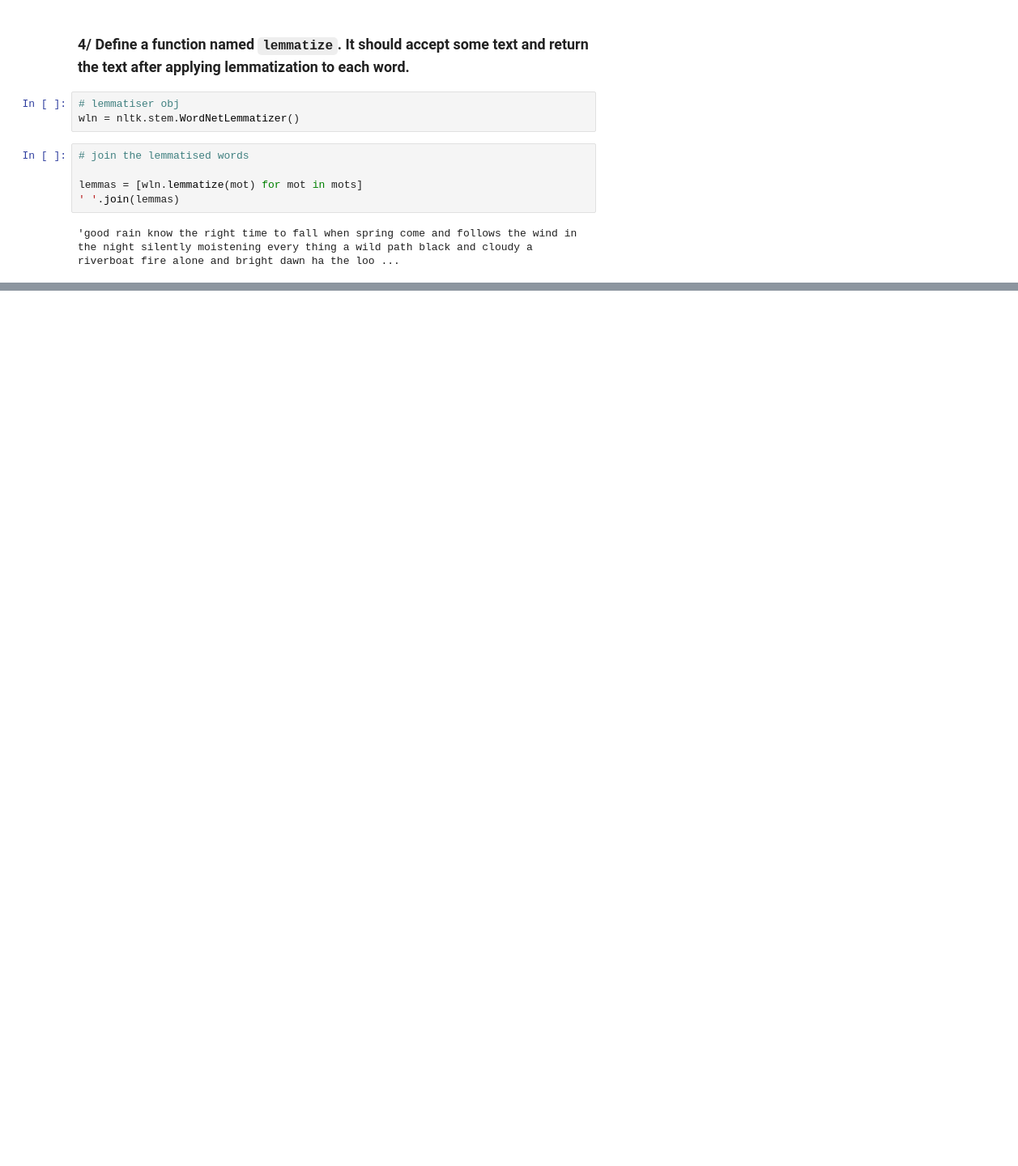
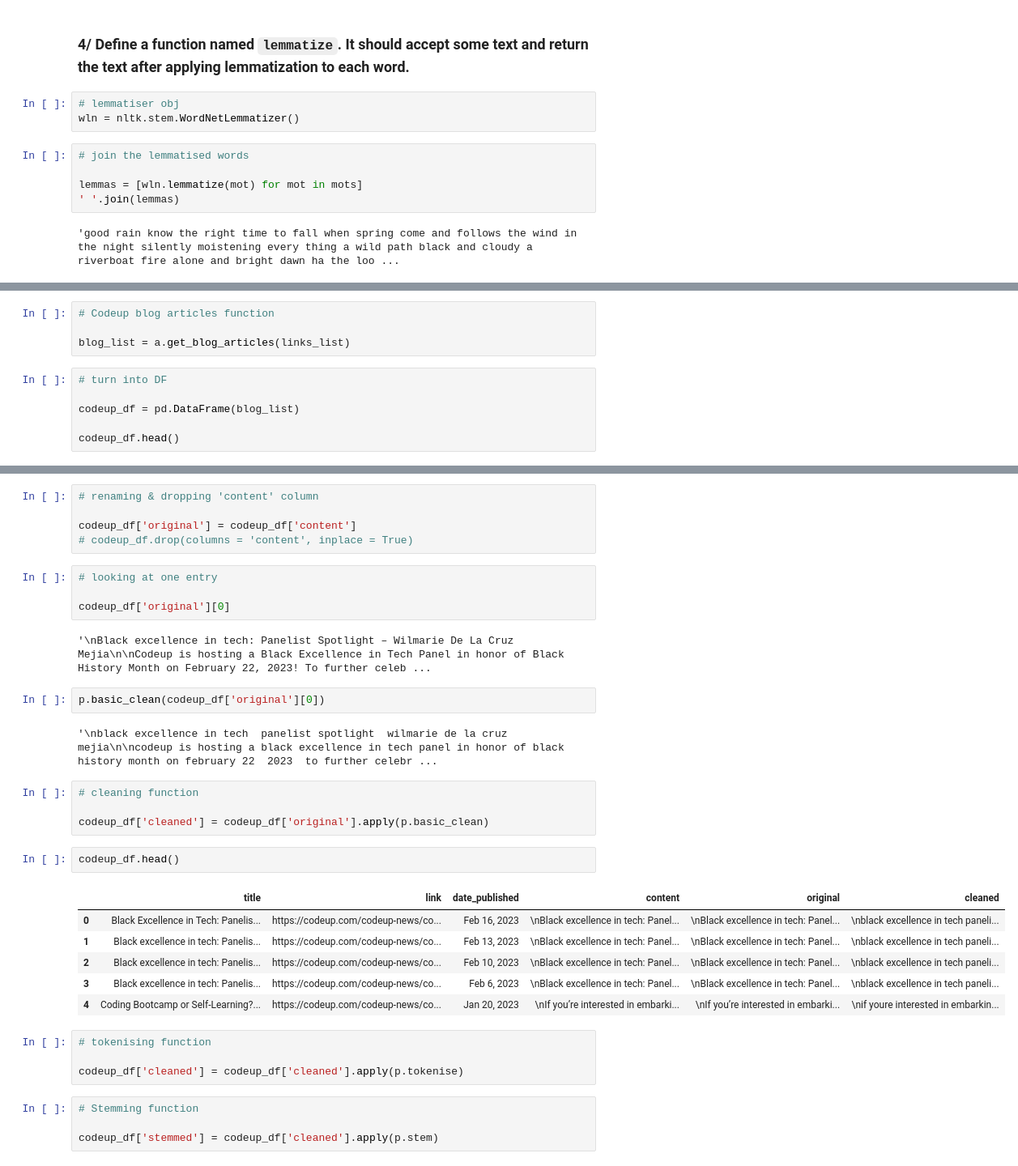
Before and after one commit to MagdalenaRahn/nlp-natural-language-processing, a Jupyter notebook: nlp-data_prep_exercises_28FEB23pm.ipynb, the cells around one changed output, grey strips where cells are left out. Shown at 81% size. Drawn from its saved outputs; the diff is of its cells as text; blank space fills up the shorter version.

```diff
--- a/nlp-data_prep_exercises_28FEB23pm.ipynb
+++ b/nlp-data_prep_exercises_28FEB23pm.ipynb
@@ -271,0 +469,10 @@ lemmatize(stems)
+# %%
+# Codeup blog articles function
+
+blog_list = a.get_blog_articles(links_list)
+# %%
+# turn into DF
+
+codeup_df = pd.DataFrame(blog_list)
+
+codeup_df.head()
@@ -271,0 +505,36 @@ lemmatize(stems)
+# %%
+# renaming & dropping 'content' column
+
+codeup_df['original'] = codeup_df['content']
+# codeup_df.drop(columns = 'content', inplace = True)
+# %%
+# looking at one entry
+
+codeup_df['original'][0]
+# %% [output]
+'\nBlack excellence in tech: Panelist Spotlight – Wilmarie De La Cruz Mejia\n\nCodeup is hosting a Black Excellence in Tech Panel in honor of Black History Month on February 22, 2023! To further celeb ...
+# %%
+p.basic_clean(codeup_df['original'][0])
+# %% [output]
+'\nblack excellence in tech  panelist spotlight  wilmarie de la cruz mejia\n\ncodeup is hosting a black excellence in tech panel in honor of black history month on february 22  2023  to further celebr ...
+# %%
+# cleaning function
+
+codeup_df['cleaned'] = codeup_df['original'].apply(p.basic_clean)
+# %%
+codeup_df.head()
+# %% [output]
+|  | title | link | date_published | content | original | cleaned |
+| 0 | Black Excellence in Tech: Panelis... | https://codeup.com/codeup-news/co... | Feb 16, 2023 | \nBlack excellence in tech: Panel... | \nBlack excellence in tech: Panel... | \nblack excellence in tech paneli... |
+| 1 | Black excellence in tech: Panelis... | https://codeup.com/codeup-news/co... | Feb 13, 2023 | \nBlack excellence in tech: Panel... | \nBlack excellence in tech: Panel... | \nblack excellence in tech paneli... |
+| 2 | Black excellence in tech: Panelis... | https://codeup.com/codeup-news/co... | Feb 10, 2023 | \nBlack excellence in tech: Panel... | \nBlack excellence in tech: Panel... | \nblack excellence in tech paneli... |
+| 3 | Black excellence in tech: Panelis... | https://codeup.com/codeup-news/co... | Feb 6, 2023 | \nBlack excellence in tech: Panel... | \nBlack excellence in tech: Panel... | \nblack excellence in tech paneli... |
+| 4 | Coding Bootcamp or Self-Learning?... | https://codeup.com/codeup-news/co... | Jan 20, 2023 | \nIf you’re interested in embarki... | \nIf you’re interested in embarki... | \nif youre interested in embarkin... |
+# %%
+# tokenising function
+
+codeup_df['cleaned'] = codeup_df['cleaned'].apply(p.tokenise)
+# %%
+# Stemming function
+
+codeup_df['stemmed'] = codeup_df['cleaned'].apply(p.stem)
```
Also changed, not shown: parts of 33 cells of this notebook, 4 other files.
